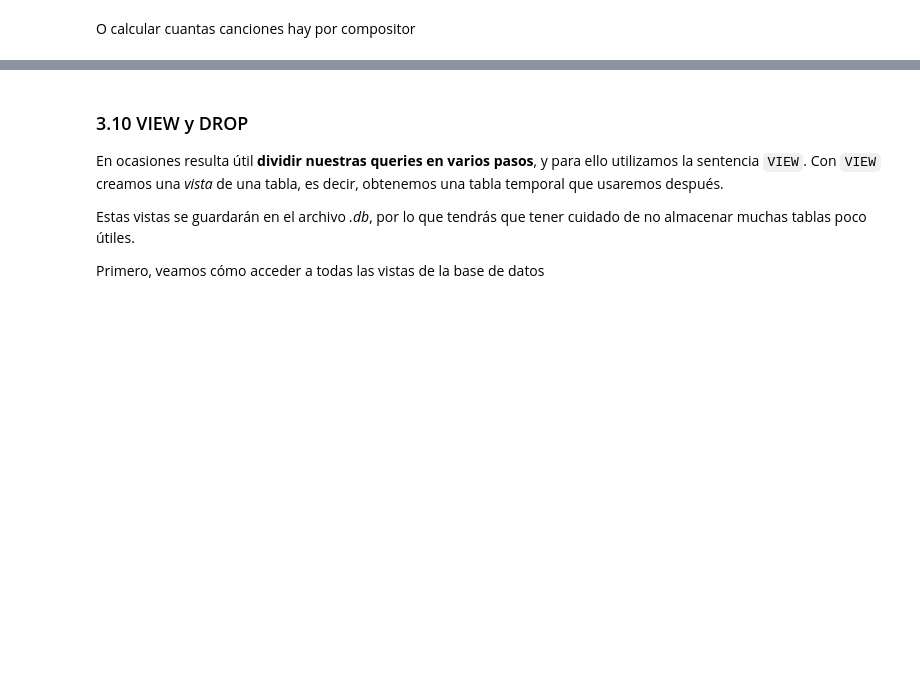
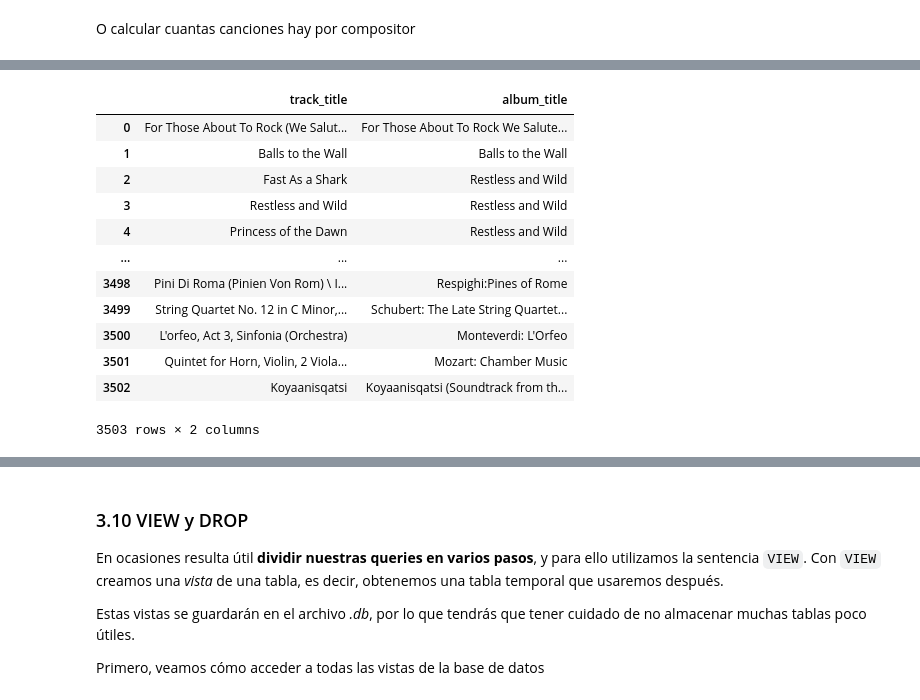
Before and after one commit to fercardiaz-tbs/DSPT_TBS_SVL_0923, a Jupyter notebook: 2-Data Analytics/6-SQL/SQL_en_python/SQL_Python.ipynb, the cells around one changed output, grey strips where cells are left out. Cells and saved outputs as stored; diff of their text form; code cells hidden in the pictures; blank space fills up the shorter version.

```diff
--- a/2-Data Analytics/6-SQL/SQL_en_python/SQL_Python.ipynb
+++ b/2-Data Analytics/6-SQL/SQL_en_python/SQL_Python.ipynb
@@ -303,15 +518,30 @@ sql_query(query)
 # %%
 #LEFT JOIN
 query = '''
 SELECT a.name as track_title , b.title as album_title
 FROM tracks AS a
 LEFT JOIN albums AS b
 ON a.albumid = b.albumid
 '''
 
 df_lj = sql_query(query)
 # df_lj[df_lj['album_title'].isna()]
-df
+#df
+df_lj
+# %% [output]
+|  | track_title | album_title |
+| 0 | For Those About To Rock (We Salut... | For Those About To Rock We Salute... |
+| 1 | Balls to the Wall | Balls to the Wall |
+| 2 | Fast As a Shark | Restless and Wild |
+| 3 | Restless and Wild | Restless and Wild |
+| 4 | Princess of the Dawn | Restless and Wild |
+| ... | ... | ... |
+| 3498 | Pini Di Roma (Pinien Von Rom) \ I... | Respighi:Pines of Rome |
+| 3499 | String Quartet No. 12 in C Minor,... | Schubert: The Late String Quartet... |
+| 3500 | L'orfeo, Act 3, Sinfonia (Orchestra) | Monteverdi: L'Orfeo |
+| 3501 | Quintet for Horn, Violin, 2 Viola... | Mozart: Chamber Music |
+| 3502 | Koyaanisqatsi | Koyaanisqatsi (Soundtrack from th... |
+3503 rows × 2 columns
 # %%
 query = '''
 SELECT *
```
Also changed, not shown: parts of 29 cells of this notebook, 3 other files.
